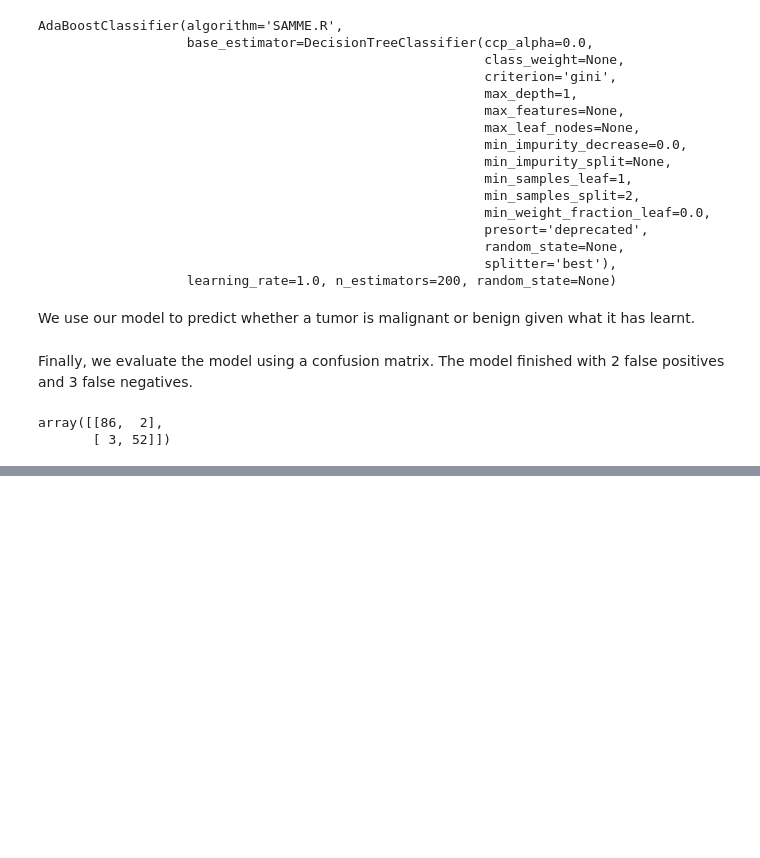
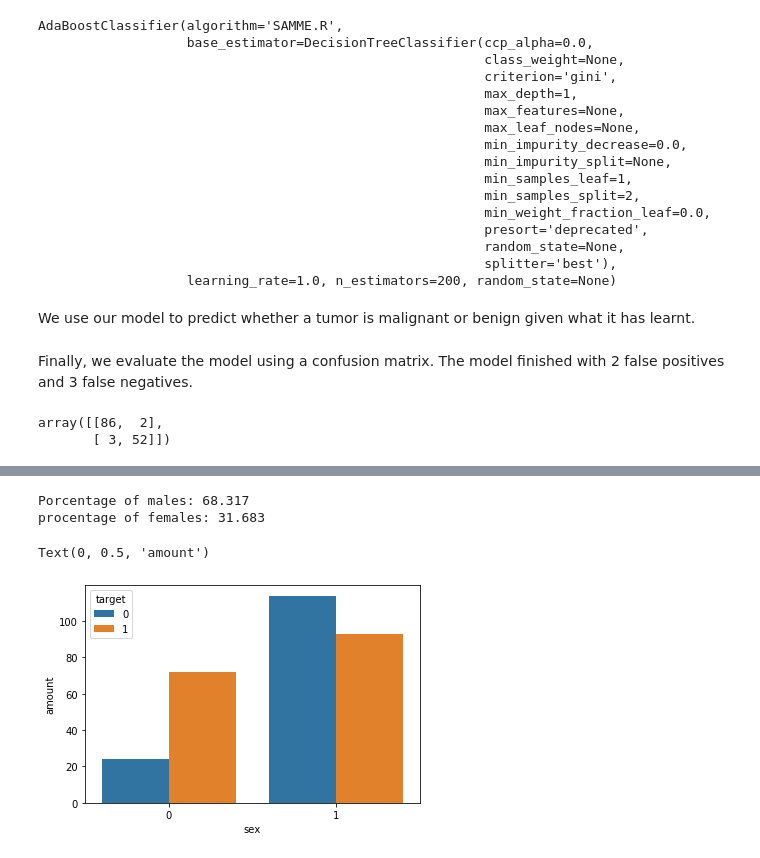
Before and after one commit to valentin721/MachineLearningClasificadores, a Jupyter notebook: Adaboost.ipynb, the cells around one changed output, grey strips where cells are left out. Saved outputs shown, nothing was run; the diff lists cells and outputs as text; code cells hidden in the pictures; blank space fills up the shorter version.

```diff
--- a/Adaboost.ipynb
+++ b/Adaboost.ipynb
@@ -64,0 +162,15 @@ array([[86,  2],
+# %%
+total = len(df["sex"])
+males = df["sex"].sum()
+females = len(df["sex"]) - males
+print("Porcentage of males:", round(males/total*100, 3))
+print("procentage of females:", round(females/total*100, 3))
+# %% [output]
+Porcentage of males: 68.317
+procentage of females: 31.683
+# %%
+sex_graph = sns.countplot(df["sex"], hue=df["target"])
+sex_graph.set_ylabel("amount")
+# %% [output]
+Text(0, 0.5, 'amount')
+[figure, added]
```
Also changed, not shown: parts of 28 cells of this notebook.
